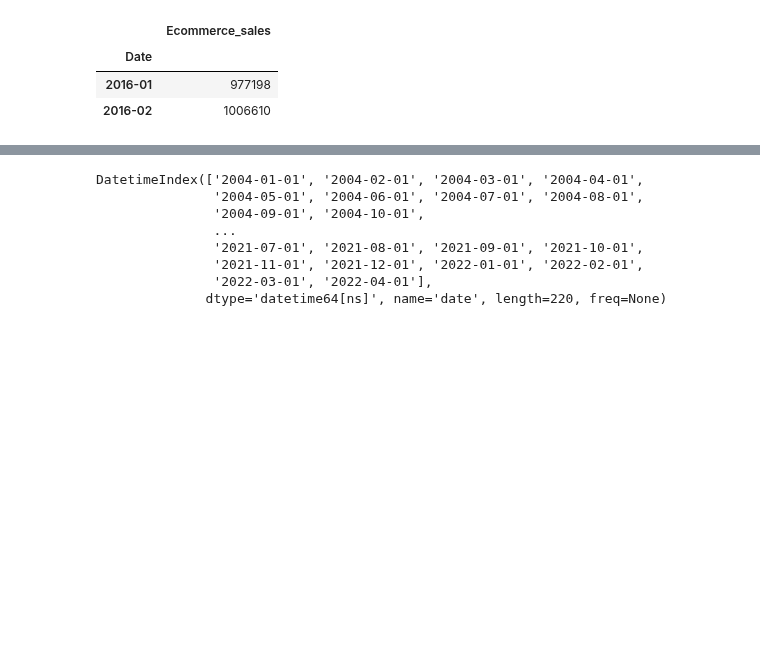
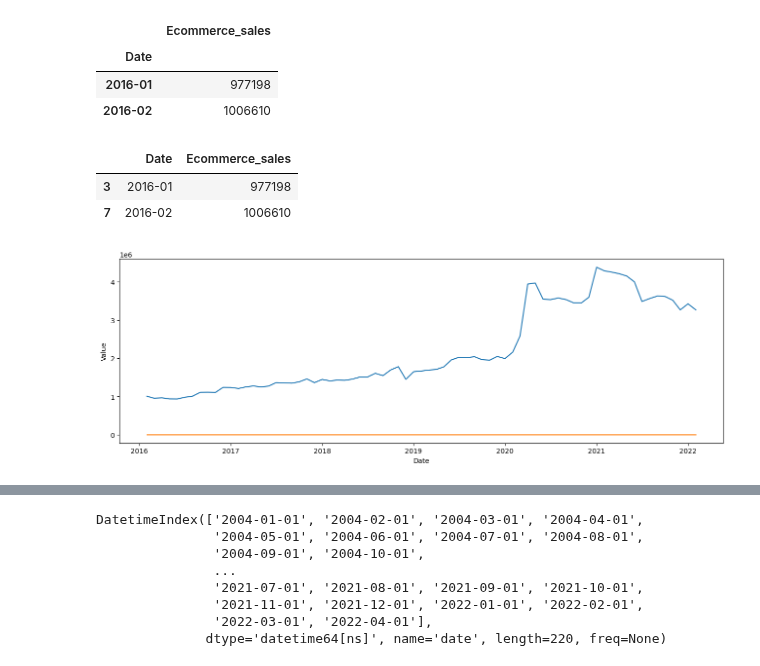
Before and after one commit to ubco-mds-2021-labs/capstone-project-googletrends_capstone, a Jupyter notebook: src/notebooks/correlated_ecommerce.ipynb, the cells around one changed output, grey strips where cells are left out. Cells and saved outputs as stored; diff of their text form; code cells hidden in the pictures; blank space fills up the shorter version.

```diff
--- a/src/notebooks/correlated_ecommerce.ipynb
+++ b/src/notebooks/correlated_ecommerce.ipynb
@@ -65,6 +65,16 @@ def plot_df(y, title="", xlabel='Date', ylabel='Value', dpi=100, width = 16, hei
     plt.plot(y)
     plt.gca().set(title=title, xlabel=xlabel, ylabel=ylabel)
     plt.show()
+# %%
+retailEcommercesales.head(2)
+# %% [output]
+|  | Date | Ecommerce_sales |
+| 3 | 2016-01 | 977198 |
+| 7 | 2016-02 | 1006610 |
+# %%
+plot_df(retailEcommercesales_ts)
+# %% [output]
+[figure, added]
 # %%
 ecommerce_keyword_ts = pd.read_csv('EcommerceKeywordTimeSeries.csv')
 ecommerce_keyword_ts.rename(columns = {'date':'Date'}, inplace = True)
```
Also changed, not shown: 8 other files.
